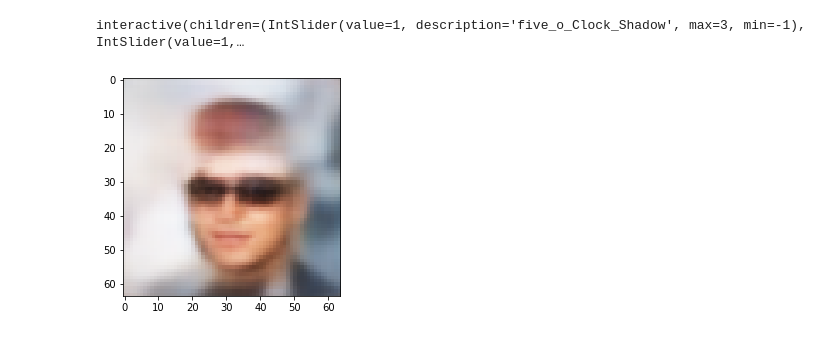
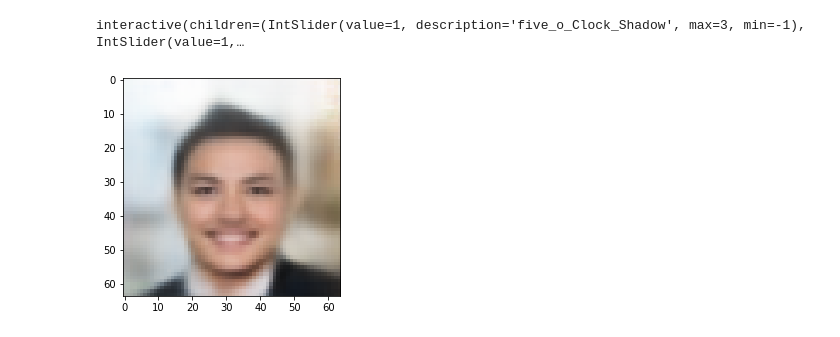
Before and after one commit to joasepul/conditional-vae, a Jupyter notebook: Conditional-Beta-VAE.ipynb, the cells around one changed output. Cells and saved outputs as stored; diff of their text form; code cells hidden in the pictures.

```diff
--- a/Conditional-Beta-VAE.ipynb
+++ b/Conditional-Beta-VAE.ipynb
@@ -150,3 +225,6 @@ encoder([inputs, condition])[2]
+# %%
+encoder.load_weights('./checkpoints/epoch-100-200kimgs-cond-encoder-weights.h5')
+decoder.load_weights('./checkpoints/epoch-0-200kimgs-cond-decoder-weights.h5')
 # %%
 #Beta VAE warmup
 from tensorflow.keras.callbacks import Callback
@@ -481,8 +632,9 @@ def g(five_o_Clock_Shadow, Arched_Eyebrows, Attractive, Bags_Under_Eyes, Bald, B
 interactive(children=(IntSlider(value=1, description='five_o_Clock_Shadow', max=3, min=-1), IntSlider(value=1,…
 # %%
 mu, sigma = 0, 1 #mean and standard deviation
-#s = np.random.normal(mu, sigma,latent_dim)
+s = np.random.normal(mu, sigma,latent_dim)
+
 plt.imshow(unnormalize_tanh( decoder.predict([np.array([s]),np.array([conditions])])[0]))
 plt.show()
 # %% [output]
-[figure, old version]
+[figure, new version]
```
Also changed, not shown: parts of 13 cells of this notebook, 6 other files.
